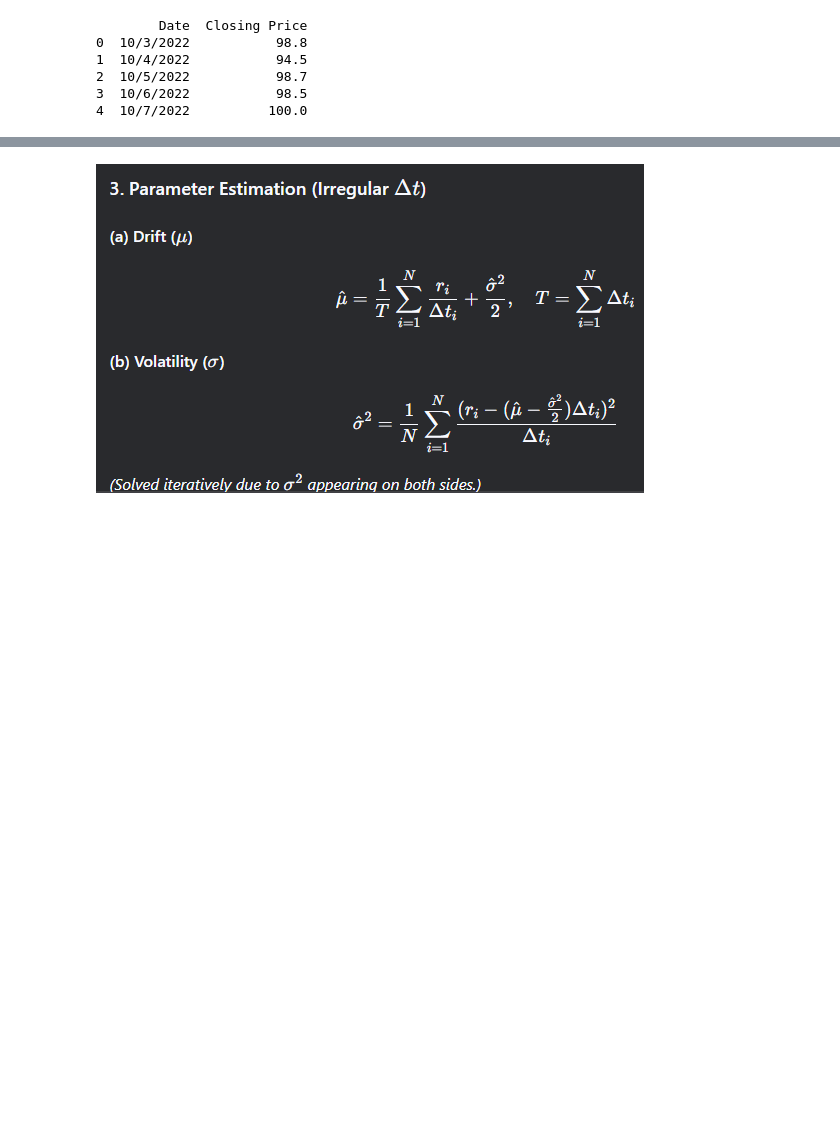
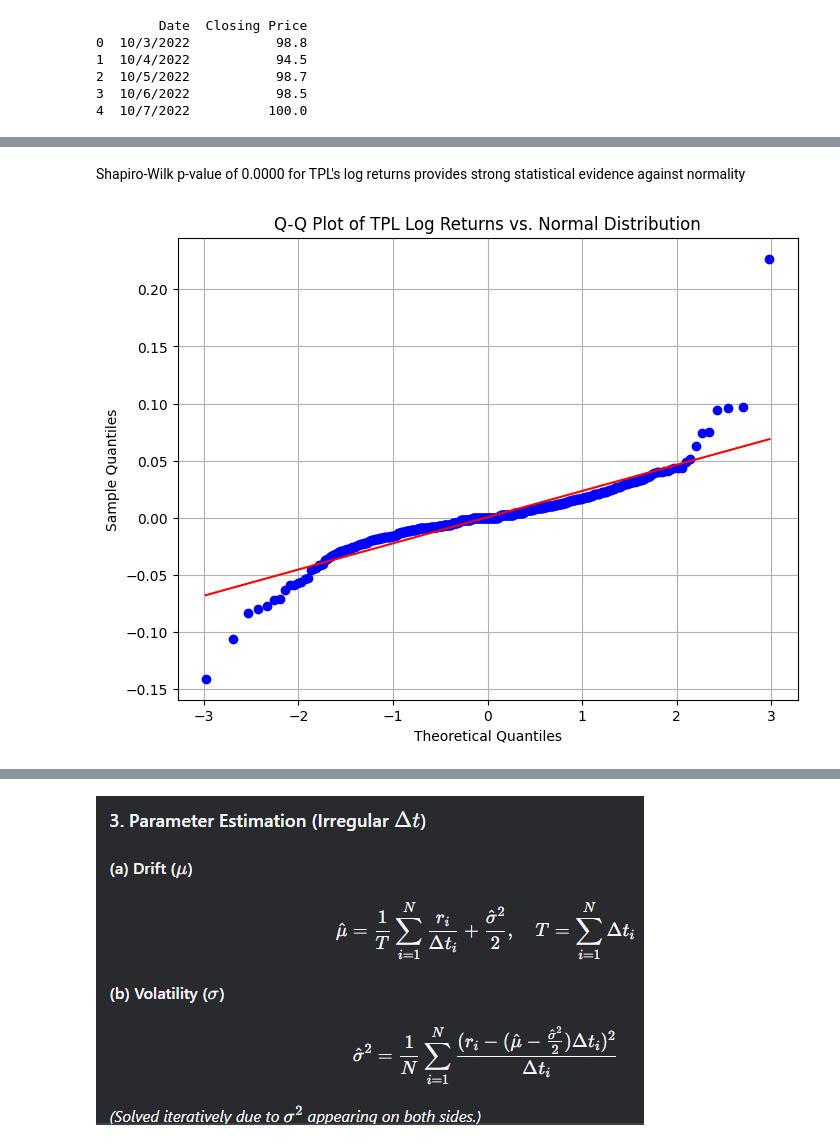
Before and after one commit to yohan2001colombo/DataScience, a Jupyter notebook: Brownian_hw.ipynb, the cells around one changed output, grey strips where cells are left out. Cells and saved outputs as stored; diff of their text form; code cells hidden in the pictures; blank space fills up the shorter version.

```diff
--- a/Brownian_hw.ipynb
+++ b/Brownian_hw.ipynb
@@ -43,2 +43,2 @@ df.head()
 # %%
-df["log_returns"] = np.log(df["Closing Price"]) - np.log(df["Closing Price"].shift(1))
+log_returns = np.log(df["Closing Price"]/df["Closing Price"].shift(1)).dropna()
@@ -55,0 +62,13 @@ df.head()
+# %% [markdown]
+Shapiro-Wilk p-value of 0.0000 for TPL's log returns provides strong statistical evidence against normality
+# %%
+# Generate Q-Q plot
+plt.figure(figsize=(8, 6))
+stats.probplot(log_returns, dist="norm", plot=plt)
+plt.title("Q-Q Plot of TPL Log Returns vs. Normal Distribution")
+plt.xlabel("Theoretical Quantiles")
+plt.ylabel("Sample Quantiles")
+plt.grid()
+plt.show()
+# %% [output]
+[figure, added]
```
Also changed, not shown: parts of 15 cells of this notebook.
